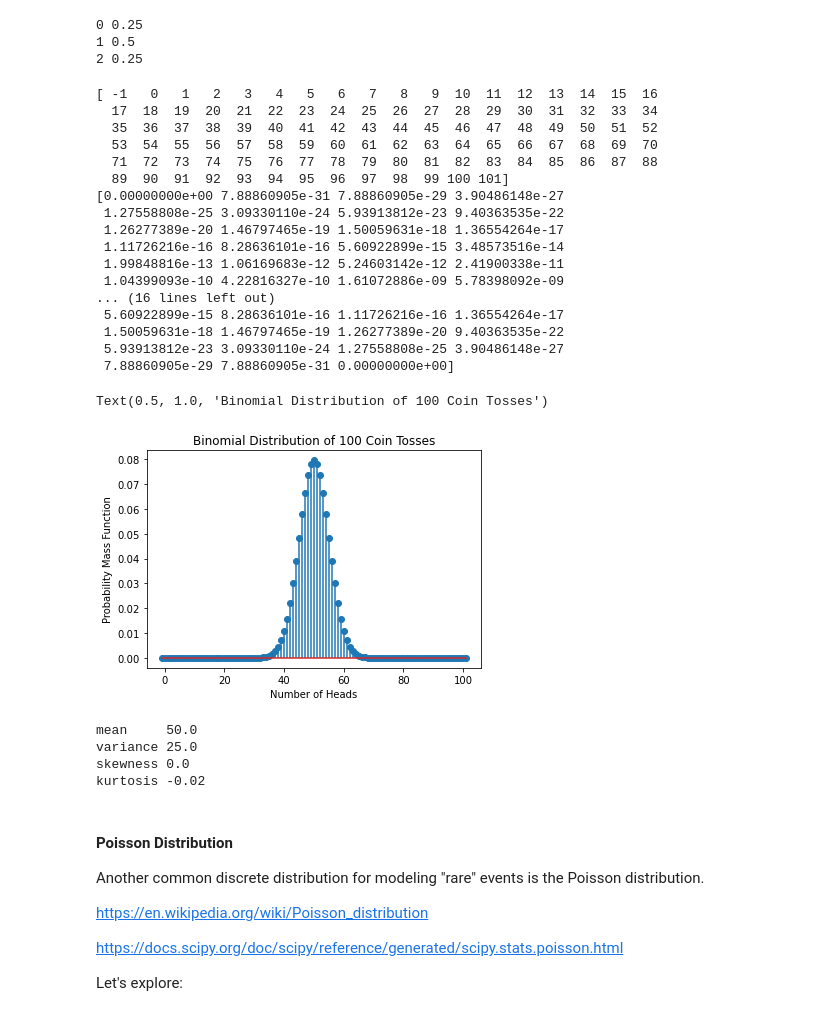
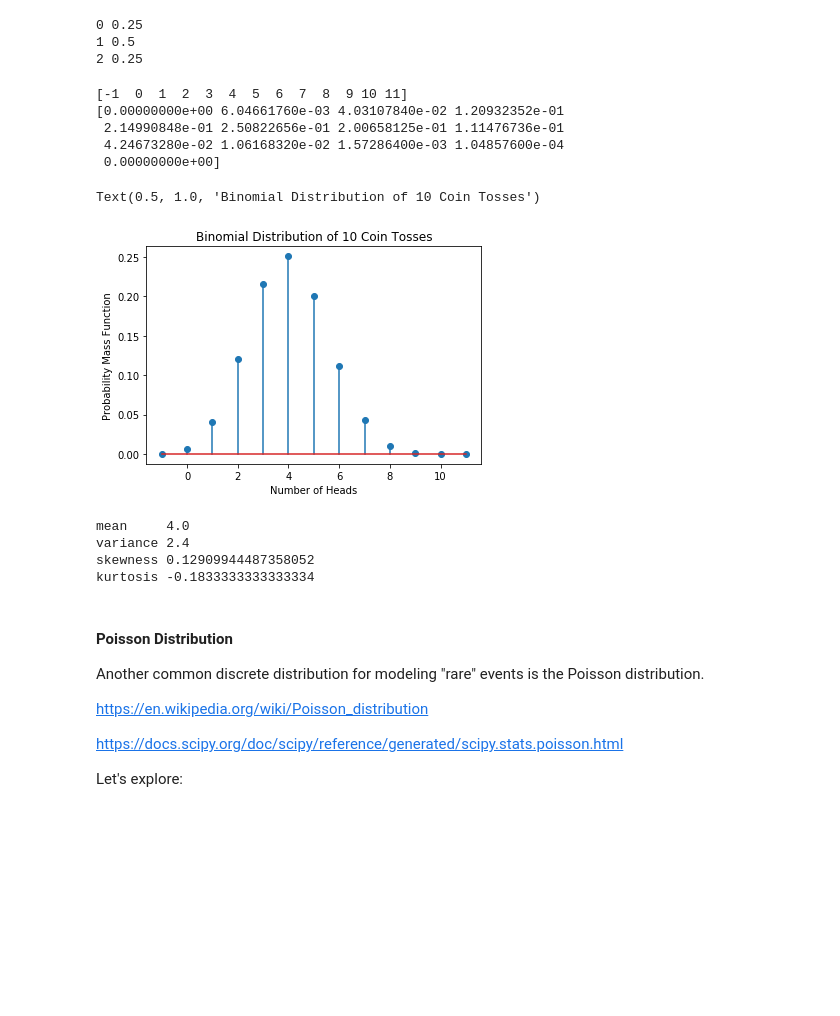
Before and after one commit to Dr-Daily/SystemsEngineering, a Jupyter notebook: Probability Theory Overview.ipynb, the cells around one changed output. Cells and saved outputs as stored; diff of their text form; code cells hidden in the pictures; blank space fills up the shorter version.

```diff
--- a/Probability Theory Overview.ipynb
+++ b/Probability Theory Overview.ipynb
@@ -543,36 +535,24 @@ for k in range(3):
 # %%
 #What about 10 coins?
 # uset the percent point function to get the whole space
-n = 100 #Number of trials
-p = 0.5 #probability of success (success = head)
+n = 10 #Number of trials
+p = 0.4 #probability of success (success = head)
 x = np.arange(-1,n+2)
 pmf_values =  binom.pmf(x, n, p)
 print(x)
 print(pmf_values)
 plt.stem(x,pmf_values)
 plt.xlabel("Number of Heads")
 plt.ylabel("Probability Mass Function")
 plt.title("Binomial Distribution of {} Coin Tosses".format(n))
 # %% [output]
-[ -1   0   1   2   3   4   5   6   7   8   9  10  11  12  13  14  15  16
-  17  18  19  20  21  22  23  24  25  26  27  28  29  30  31  32  33  34
-  35  36  37  38  39  40  41  42  43  44  45  46  47  48  49  50  51  52
-  53  54  55  56  57  58  59  60  61  62  63  64  65  66  67  68  69  70
-  71  72  73  74  75  76  77  78  79  80  81  82  83  84  85  86  87  88
-  89  90  91  92  93  94  95  96  97  98  99 100 101]
-[0.00000000e+00 7.88860905e-31 7.88860905e-29 3.90486148e-27
- 1.27558808e-25 3.09330110e-24 5.93913812e-23 9.40363535e-22
- 1.26277389e-20 1.46797465e-19 1.50059631e-18 1.36554264e-17
- 1.11726216e-16 8.28636101e-16 5.60922899e-15 3.48573516e-14
- 1.99848816e-13 1.06169683e-12 5.24603142e-12 2.41900338e-11
- 1.04399093e-10 4.22816327e-10 1.61072886e-09 5.78398092e-09
-... (16 lines left out)
- 5.60922899e-15 8.28636101e-16 1.11726216e-16 1.36554264e-17
- 1.50059631e-18 1.46797465e-19 1.26277389e-20 9.40363535e-22
- 5.93913812e-23 3.09330110e-24 1.27558808e-25 3.90486148e-27
- 7.88860905e-29 7.88860905e-31 0.00000000e+00]
+[-1  0  1  2  3  4  5  6  7  8  9 10 11]
+[0.00000000e+00 6.04661760e-03 4.03107840e-02 1.20932352e-01
+ 2.14990848e-01 2.50822656e-01 2.00658125e-01 1.11476736e-01
+ 4.24673280e-02 1.06168320e-02 1.57286400e-03 1.04857600e-04
+ 0.00000000e+00]
-Text(0.5, 1.0, 'Binomial Distribution of 100 Coin Tosses')
+Text(0.5, 1.0, 'Binomial Distribution of 10 Coin Tosses')
-[figure, old version]
+[figure, new version]
 # %%
 #We can calculate the moments of the distribution too.
 mean, var, skew, kurt = binom.stats(n, p, moments='mvsk')
@@ -582,10 +562,10 @@ print('skewness',skew)
 print('kurtosis',kurt)
 # Change n and p to see how they affect the expected values and moments.
 # %% [output]
-mean     50.0
-variance 25.0
-skewness 0.0
-kurtosis -0.02
+mean     4.0
+variance 2.4
+skewness 0.12909944487358052
+kurtosis -0.1833333333333334
 # %% [markdown]
 #### Poisson Distribution
 Another common discrete distribution for modeling "rare" events is the Poisson distribution.
```
Also changed, not shown: parts of 24 cells of this notebook.
